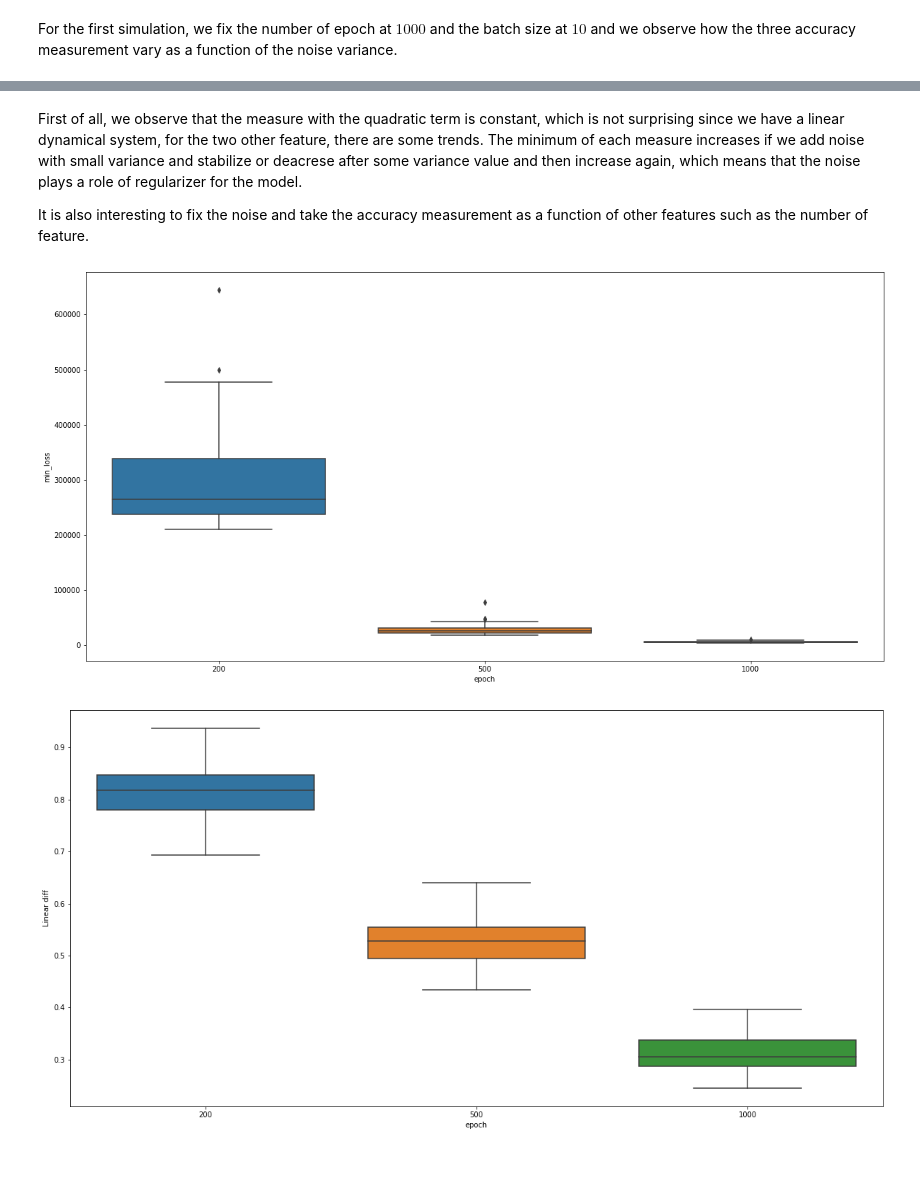
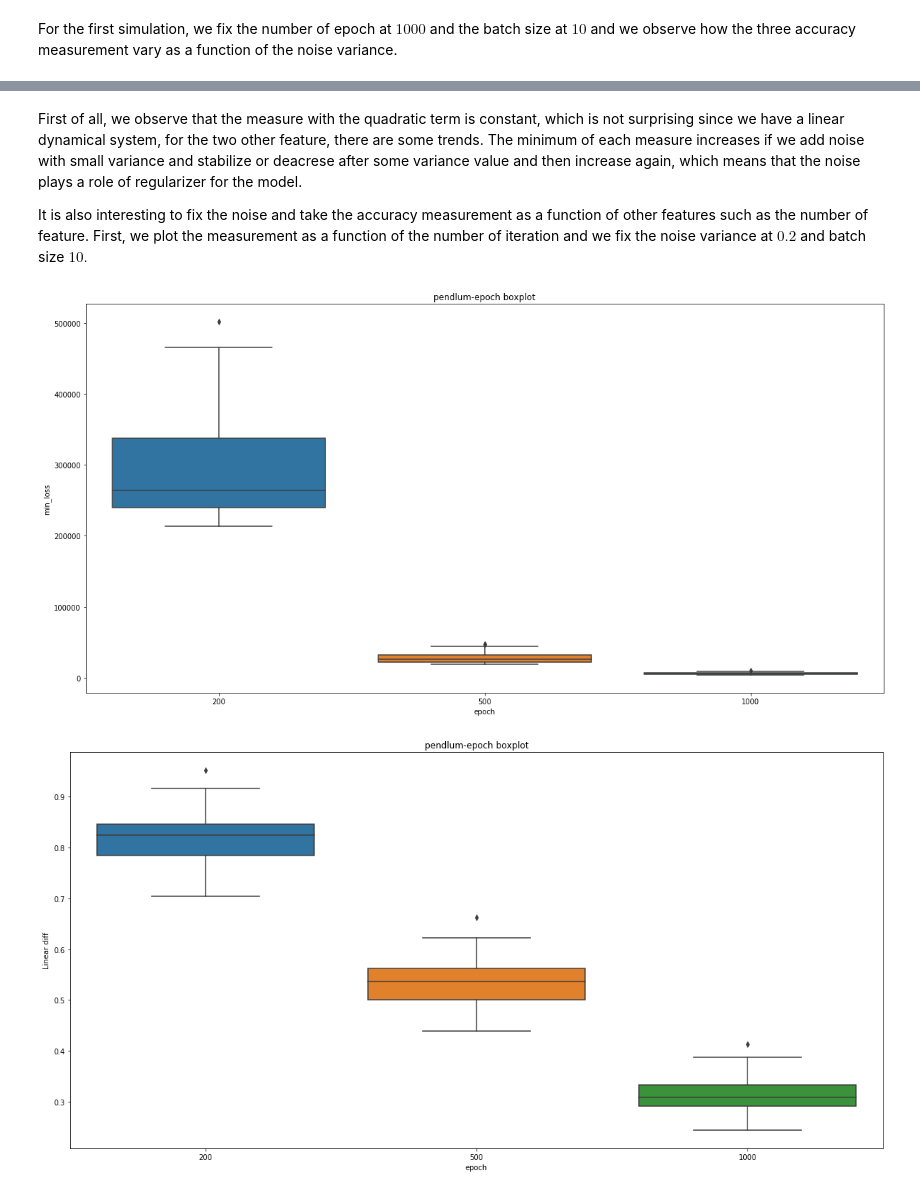
Before and after one commit to KennethThNg/Semester-project-dynamical-system-learning, a Jupyter notebook: ode_demo.ipynb, the cells around one changed output, grey strips where cells are left out. Drawn from its saved outputs; the diff is of its cells as text; code cells hidden in the pictures; blank space fills up the shorter version.

Commit message:
noise analysis

```diff
--- a/ode_demo.ipynb
+++ b/ode_demo.ipynb
@@ -176,14 +182,14 @@ boxplot_feature(data=grid_df_pend, fixed_feat1='epoch', val_feat1=1000,
 # %% [markdown]
 First of all, we observe that the measure with the quadratic term is constant, which is not surprising since we have a linear dynamical system, for the two other feature, there are some trends. The minimum of each measure increases if we add noise with small variance and stabilize or deacrese after some variance value and then increase again, which means that the noise plays a role of regularizer for the model.
 
-It is also interesting to fix the noise and take the accuracy measurement as a function of other features such as the number of feature.
+It is also interesting to fix the noise and take the accuracy measurement as a function of other features such as the number of feature. First, we plot the measurement as a function of the number of iteration and we fix the noise variance at $0.2$ and batch size $10.$
+# %%
+boxplot_feature(data=grid_df_pend, fixed_feat1='noise_std', val_feat1=0.2,
+                fixed_feat2='batch', val_feat2=10, feat_x='epoch', feat_y='min_loss', save_fig=True, name='pend_loss_ep', data_name='pendlum-epoch')
+# %% [output]
+[figure, added]
 # %%
-boxplot_feature(data=grid_df_pend, fixed_feat1='noise_std', val_feat1=0,
-                fixed_feat2='batch', val_feat2=10, feat_x='epoch', feat_y='min_loss');
-boxplot_feature(data=grid_df_pend, fixed_feat1='noise_std', val_feat1=0,
-                fixed_feat2='batch', val_feat2=10, feat_x='epoch', feat_y='Linear diff');
-boxplot_feature(data=grid_df_pend, fixed_feat1='noise_std', val_feat1=0,
-                fixed_feat2='batch', val_feat2=10, feat_x='epoch', feat_y='Quadratic diff')
+boxplot_feature(data=grid_df_pend, fixed_feat1='noise_std', val_feat1=0.2,
+                fixed_feat2='batch', val_feat2=10, feat_x='epoch', feat_y='Linear diff', save_fig=True, name='pend_lin_ep', data_name='pendlum-epoch')
 # %% [output]
-[figure, old version]
+[figure, new version]
-[figure, removed]
```
Also changed, not shown: parts of 35 cells of this notebook.
